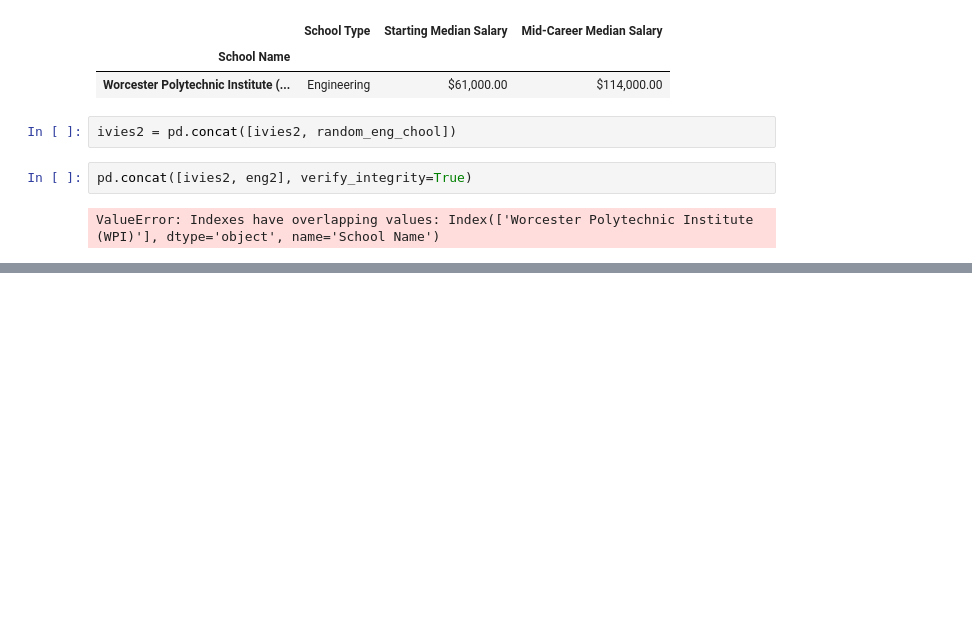
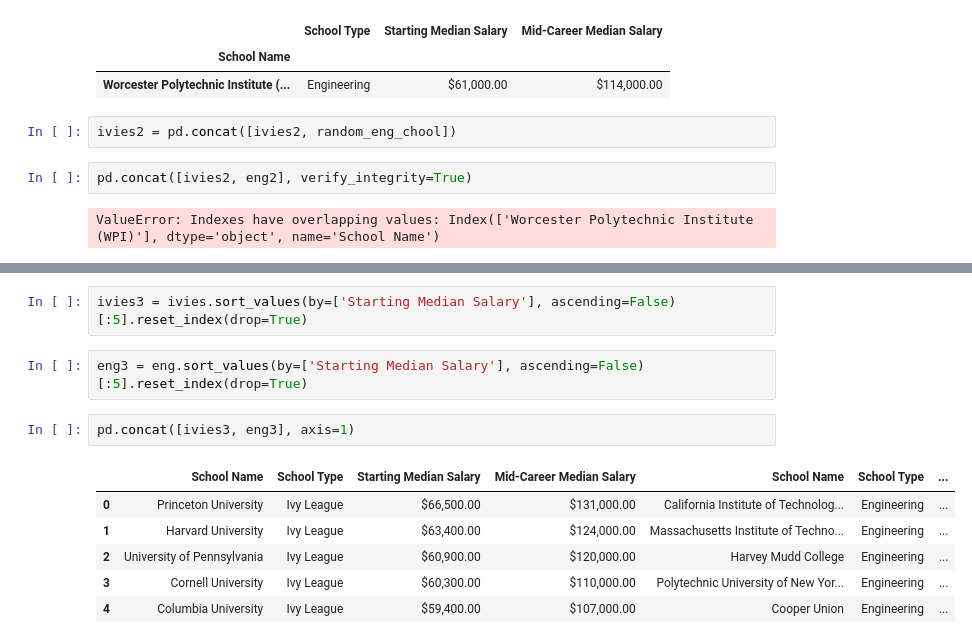
Before and after one commit to TomaszBury/The-ultimate-pandas-bootcamp-advanced-python-data-analysis, a Jupyter notebook: section_06/148.ipynb, the cells around one changed output, grey strips where cells are left out. Saved outputs shown, nothing was run; the diff lists cells and outputs as text; blank space fills up the shorter version.

```diff
--- a/section_06/148.ipynb
+++ b/section_06/148.ipynb
@@ -398,0 +458,13 @@ ValueError: Indexes have overlapping values: Index(['Worcester Polytechnic Insti
+# %%
+ivies3 = ivies.sort_values(by=['Starting Median Salary'], ascending=False)[:5].reset_index(drop=True)
+# %%
+eng3 = eng.sort_values(by=['Starting Median Salary'], ascending=False)[:5].reset_index(drop=True)
+# %%
+pd.concat([ivies3, eng3], axis=1)
+# %% [output]
+|  | School Name | School Type | Starting Median Salary | Mid-Career Median Salary | School Name | School Type | ... |
+| 0 | Princeton University | Ivy League | $66,500.00 | $131,000.00 | California Institute of Technolog... | Engineering | ... |
+| 1 | Harvard University | Ivy League | $63,400.00 | $124,000.00 | Massachusetts Institute of Techno... | Engineering | ... |
+| 2 | University of Pennsylvania | Ivy League | $60,900.00 | $120,000.00 | Harvey Mudd College | Engineering | ... |
+| 3 | Cornell University | Ivy League | $60,300.00 | $110,000.00 | Polytechnic University of New Yor... | Engineering | ... |
+| 4 | Columbia University | Ivy League | $59,400.00 | $107,000.00 | Cooper Union | Engineering | ... |
```
Also changed, not shown: parts of 11 cells of this notebook.
